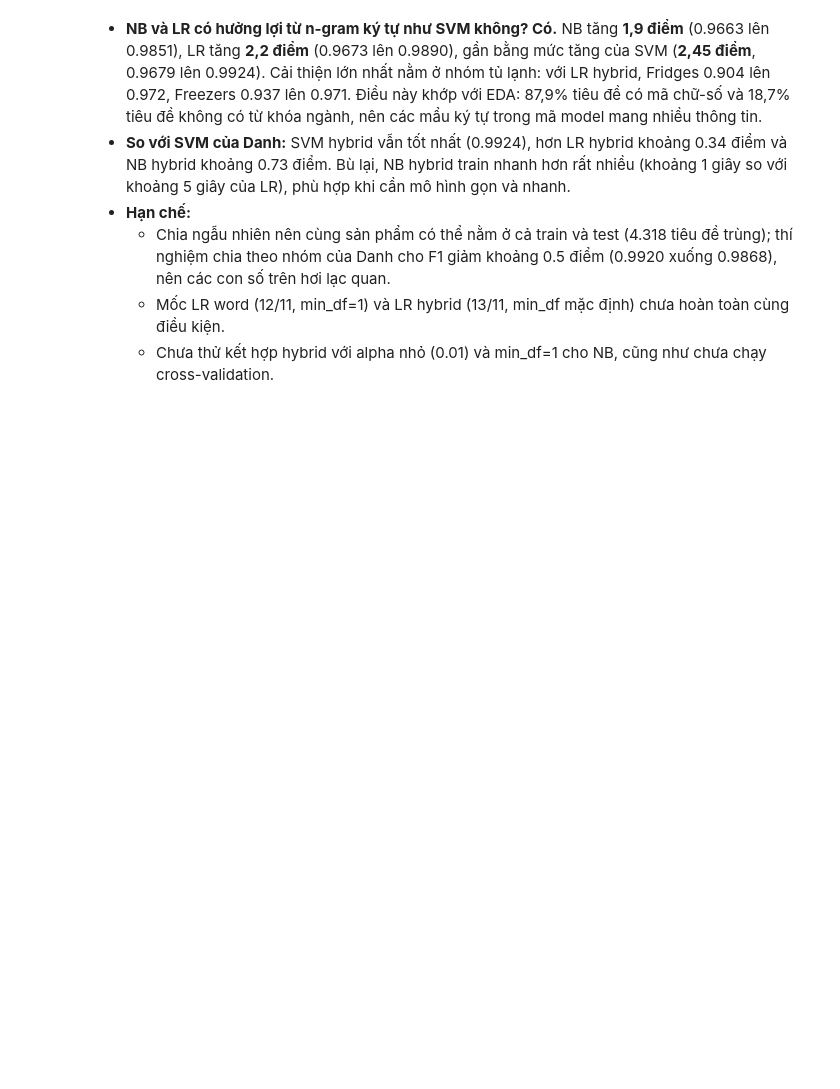
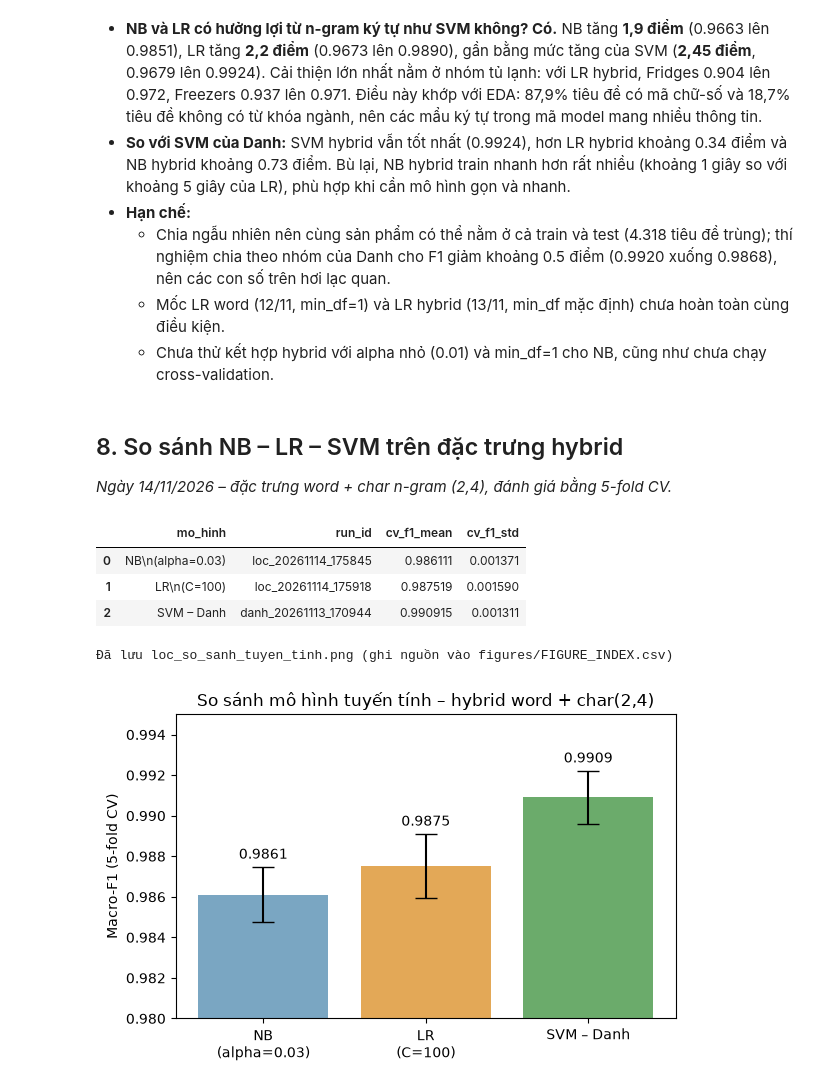
Before and after one commit to locphat13579-jpg/SGU26_MAYHOC, a Jupyter notebook: DoAnCuoiKy_Nhom06/notebooks/04_Loc_TienXuLy_NB_LR.ipynb, the cells around one changed output. Cells and saved outputs as stored; diff of their text form; code cells hidden in the pictures; blank space fills up the shorter version.

```diff
--- a/DoAnCuoiKy_Nhom06/notebooks/04_Loc_TienXuLy_NB_LR.ipynb
+++ b/DoAnCuoiKy_Nhom06/notebooks/04_Loc_TienXuLy_NB_LR.ipynb
@@ -350,3 +350,47 @@ Image('../figures/loc_nb_alpha_lr_C.png')
   - Chia ngẫu nhiên nên cùng sản phẩm có thể nằm ở cả train và test (4.318 tiêu đề trùng); thí nghiệm chia theo nhóm của Danh cho F1 giảm khoảng 0.5 điểm (0.9920 xuống 0.9868), nên các con số trên hơi lạc quan.
   - Mốc LR word (12/11, min_df=1) và LR hybrid (13/11, min_df mặc định) chưa hoàn toàn cùng điều kiện.
   - Chưa thử kết hợp hybrid với alpha nhỏ (0.01) và min_df=1 cho NB, cũng như chưa chạy cross-validation.
+# %% [markdown]
+## 8. So sánh NB – LR – SVM trên đặc trưng hybrid
+*Ngày 14/11/2026 – đặc trưng word + char n-gram (2,4), đánh giá bằng 5-fold CV.*
+# %%
+import sys, json
+sys.path.append('../src')
+import pandas as pd, matplotlib.pyplot as plt
+from figlog import save_fig
+from IPython.display import Image, display
+
+loc = pd.read_csv('../experiments/loc/experiment_log.csv')
+danh = pd.read_csv('../experiments/danh/experiment_log.csv')
+
+chon = [('NB\n(alpha=0.03)', loc, 'loc_20261114_175845'),
+        ('LR\n(C=100)', loc, 'loc_20261114_175918'),
+        ('SVM – Danh', danh, 'danh_20261113_170944')]
+rows = []
+for ten, d, rid in chon:
+    r = d[d.run_id == rid].iloc[0]
+    m, s = float(r['cv_f1_macro_mean']), float(r['cv_f1_macro_std'])
+    if m > 1:            # phòng trường hợp số bị nhân 1000 khi lưu bằng Excel
+        m, s = m / 1000, s / 1000
+    rows.append({'mo_hinh': ten, 'run_id': rid, 'cv_f1_mean': m, 'cv_f1_std': s})
+tab = pd.DataFrame(rows)
+display(tab)
+
+fig, ax = plt.subplots(figsize=(6, 4))
+ax.bar(tab.mo_hinh, tab.cv_f1_mean, yerr=tab.cv_f1_std, capsize=8,
+       color=['#7aa6c2', '#e3a857', '#6bab6b'])
+for i, (m, s) in enumerate(zip(tab.cv_f1_mean, tab.cv_f1_std)):
+    ax.text(i, m + s + 0.0004, f'{m:.4f}', ha='center')
+ax.set(ylim=(0.980, 0.995), ylabel='Macro-F1 (5-fold CV)',
+       title='So sánh mô hình tuyến tính – hybrid word + char(2,4)')
+plt.tight_layout()
+
+p = save_fig(fig, 'loc_so_sanh_tuyen_tinh', notebook='04_Loc_TienXuLy_NB_LR.ipynb', member='loc', cell='Mục 8',
+             y_nghia='Trên cùng đặc trưng hybrid char(2,4), SVM (0.9909±0.0013) tốt nhất, hơn LR (0.9875±0.0016) khoảng 2 độ lệch chuẩn và NB (0.9861±0.0014) khoảng 3 độ lệch chuẩn; LR và NB gần ngang nhau.')
+# %% [output]
+|  | mo_hinh | run_id | cv_f1_mean | cv_f1_std |
+| 0 | NB\n(alpha=0.03) | loc_20261114_175845 | 0.986111 | 0.001371 |
+| 1 | LR\n(C=100) | loc_20261114_175918 | 0.987519 | 0.001590 |
+| 2 | SVM – Danh | danh_20261113_170944 | 0.990915 | 0.001311 |
+Đã lưu loc_so_sanh_tuyen_tinh.png (ghi nguồn vào figures/FIGURE_INDEX.csv)
+[figure, added]
```
Also changed, not shown: parts of 1 cell of this notebook, 12 other files.
